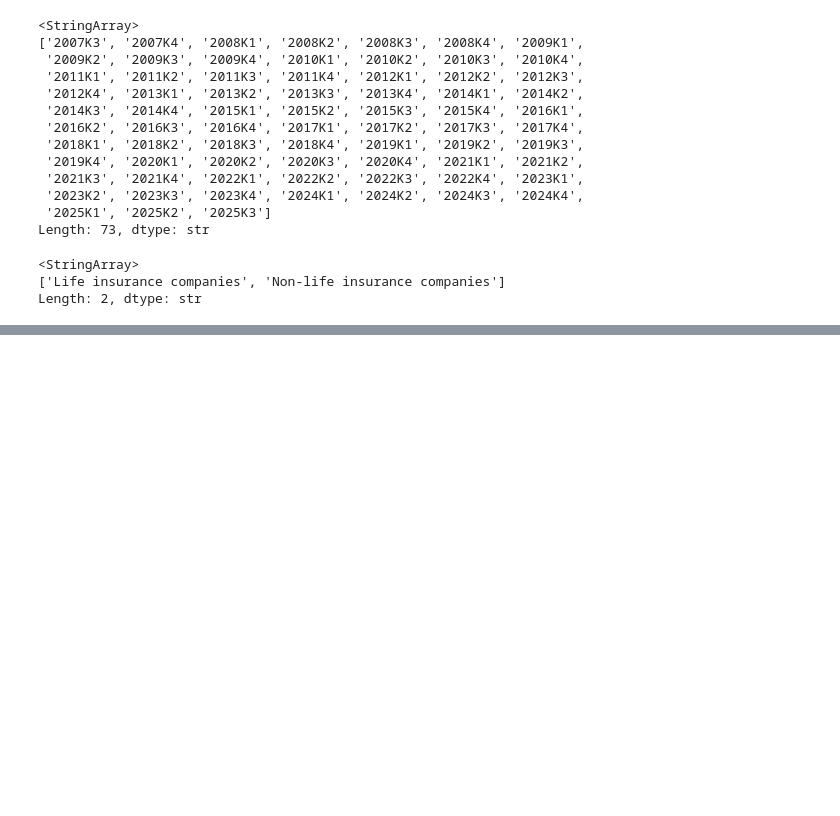
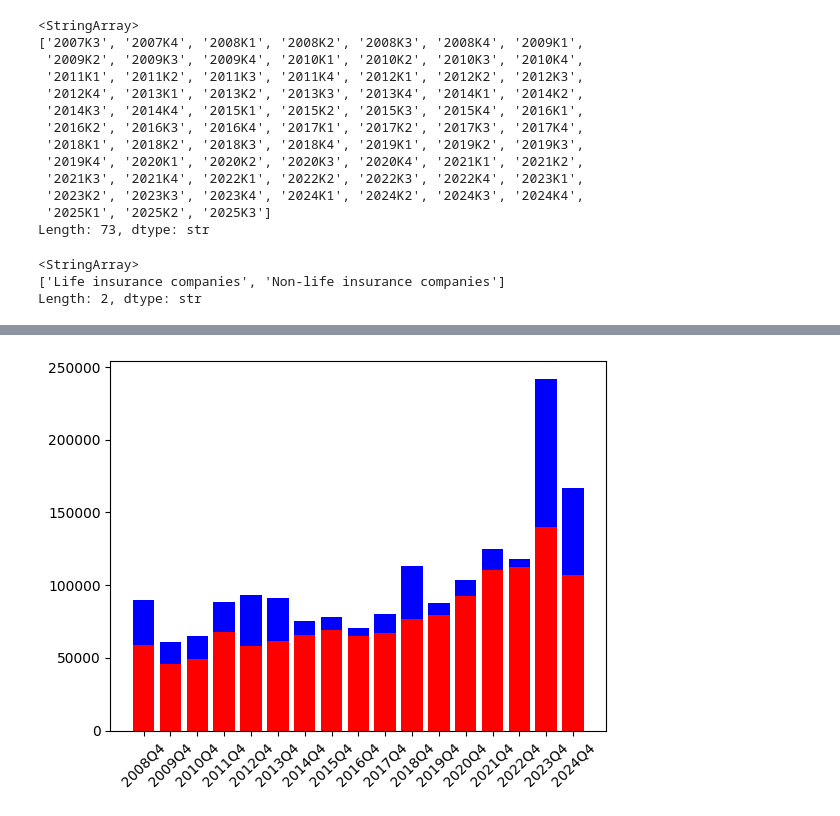
Before and after one commit to kunanonsurasorn/Python_Sandbox, a Jupyter notebook: pandas_sandbox_project/pandas_sandbox.ipynb, the cells around one changed output, grey strips where cells are left out. Cells and saved outputs as stored; diff of their text form; code cells hidden in the pictures; blank space fills up the shorter version.

```diff
--- a/pandas_sandbox_project/pandas_sandbox.ipynb
+++ b/pandas_sandbox_project/pandas_sandbox.ipynb
@@ -197,0 +302,8 @@ df[(df['type of insurance company'] == 'Life insurance companies') & (df['invest
+# %%
+plt.bar(life_insurance_cash_at_bank_and_in_hand.index,life_insurance_cash_at_bank_and_in_hand['stock values'],color='r')
+plt.bar(life_insurance_money_market_instruments.index,life_insurance_money_market_instruments['stock values'],bottom=life_insurance_cash_at_bank_and_in_hand['stock values'],color='b')
+plt.bar(life_insurance_money_market_instruments.index,life_insurance_money_market_instruments['stock values'],bottom=life_insurance_cash_at_bank_and_in_hand['stock values'],color='b')
+plt.xticks(rotation=45)
+plt.show()
+# %% [output]
+[figure, added]
```
Also changed, not shown: parts of 12 cells of this notebook.
